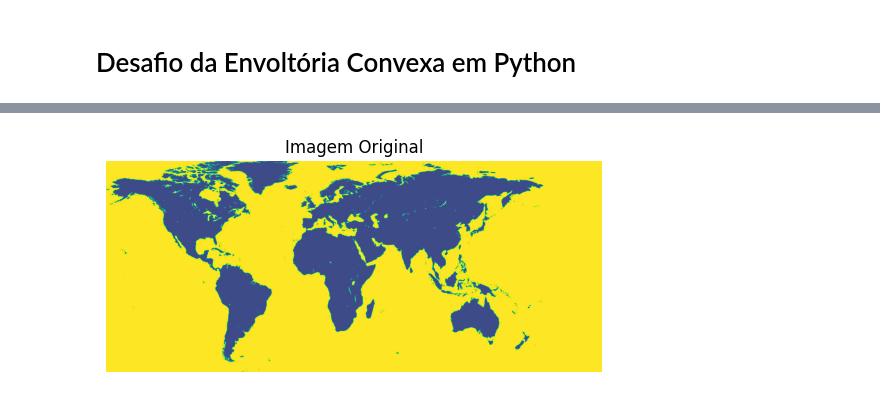
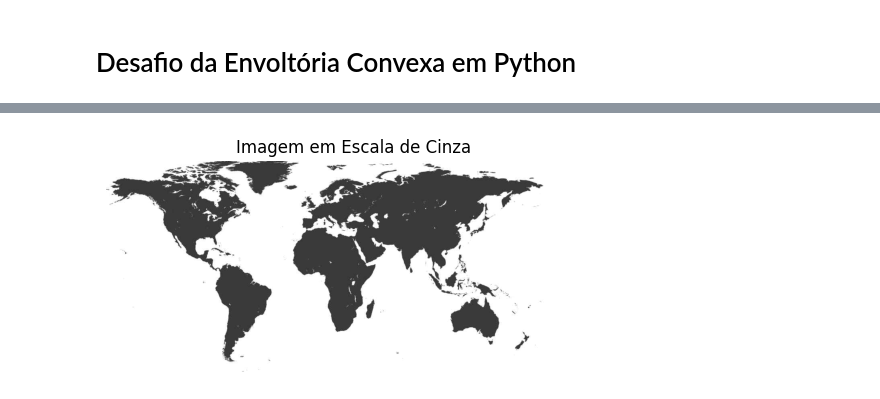
Before and after one commit to Danielcmc100/Envolt-ria-Convexa, a Jupyter notebook: Desafio_Envoltoria_Convexa.ipynb, the cells around one changed output, grey strips where cells are left out. Cells and saved outputs as stored; diff of their text form; code cells hidden in the pictures.

```diff
--- a/Desafio_Envoltoria_Convexa.ipynb
+++ b/Desafio_Envoltoria_Convexa.ipynb
@@ -25,15 +23,18 @@ Saving sample.jpg to sample.jpg
 # %%
 # Conversão da imagem para escala de cinza
 # [INSIRA O SEU BLOCO DE CÓDIGO AQUI]
-plt.imshow(cv2.cvtColor(src, cv2.COLOR_BGR2GRAY))
-plt.title('Imagem Original')
-plt.axis('off')
-plt.show()
+# Conversão da imagem para escala de cinza
+gray_img = cv2.cvtColor(src, cv2.COLOR_BGR2GRAY)
 
 # Exiba a imagem em escala de cinza
 # [INSIRA O SEU BLOCO DE CÓDIGO AQUI]
+# Exiba a imagem em escala de cinza
+plt.imshow(gray_img, cmap='gray')
+plt.title('Imagem em Escala de Cinza')
+plt.axis('off')
+plt.show()
 # %% [output]
-[figure, old version]
+[figure, new version]
 # %%
 # Aplicação de um desfoque (blur) na imagem para remover ruído
 # [INSIRA O SEU BLOCO DE CÓDIGO AQUI]
```
Also changed, not shown: parts of 4 cells of this notebook.
